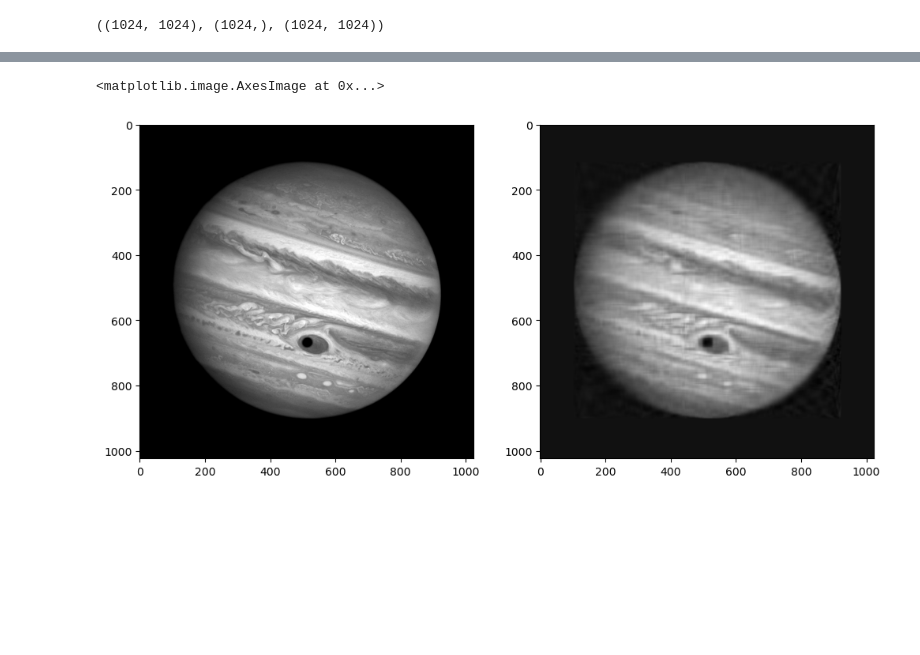
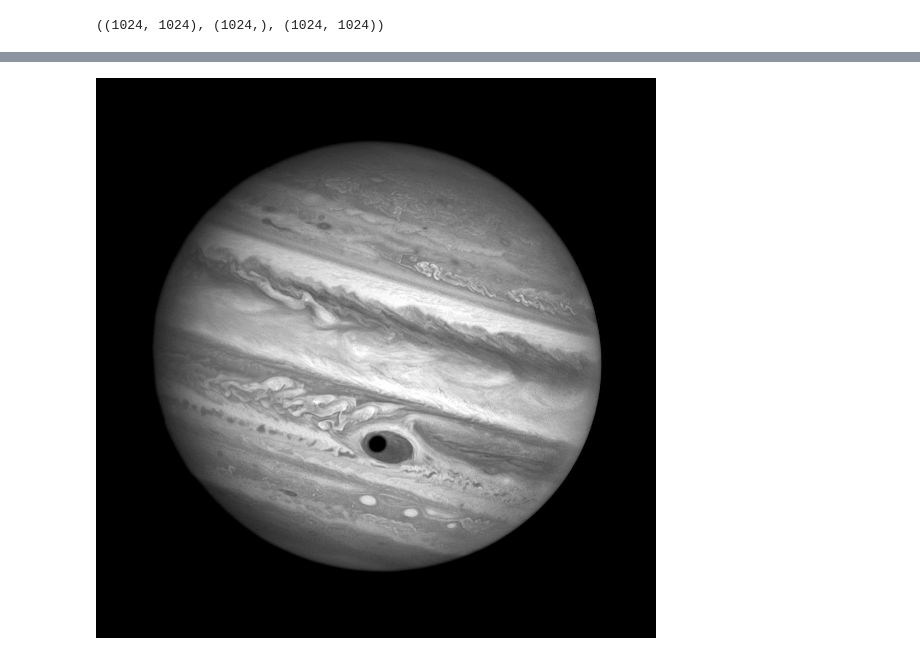
Before and after one commit to capitantoto/concurso-aux1-svd, a Jupyter notebook: clase.ipynb, the cells around one changed output, grey strips where cells are left out. Cells and saved outputs as stored; diff of their text form; code cells hidden in the pictures; blank space fills up the shorter version.

```diff
--- a/clase.ipynb
+++ b/clase.ipynb
@@ -384,9 +111,4 @@ rec = Image.fromarray(np.uint8(np.clip(recovered, 0, 255)), mode='L')
-# %%
-plt.figure(figsize=(12, 6))
-plt.subplot(1, 2, 1)
-plt.imshow(grayimg, cmap="gray")
-plt.subplot(1, 2, 2)
-plt.imshow(recovered, cmap="gray")
-# %% [output]
-<matplotlib.image.AxesImage at 0x...>
-[figure, removed]
+# %%
+orig
+# %% [output]
+[figure, added]
```
Also changed, not shown: parts of 68 cells of this notebook, 1 other file.
